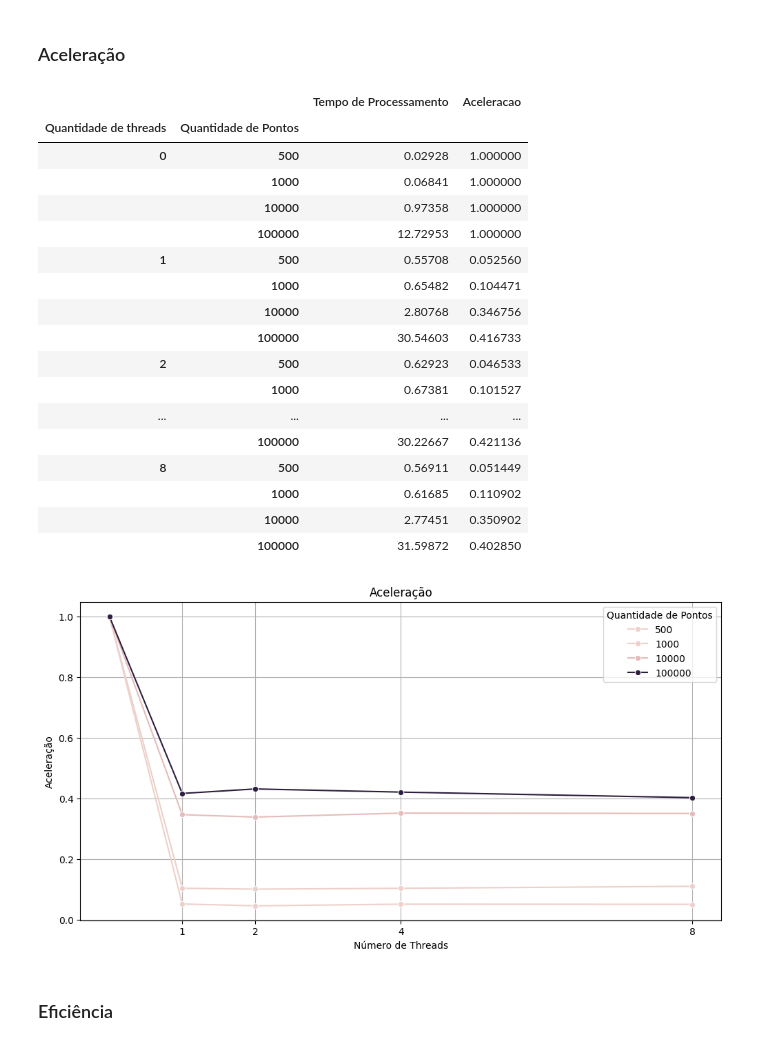
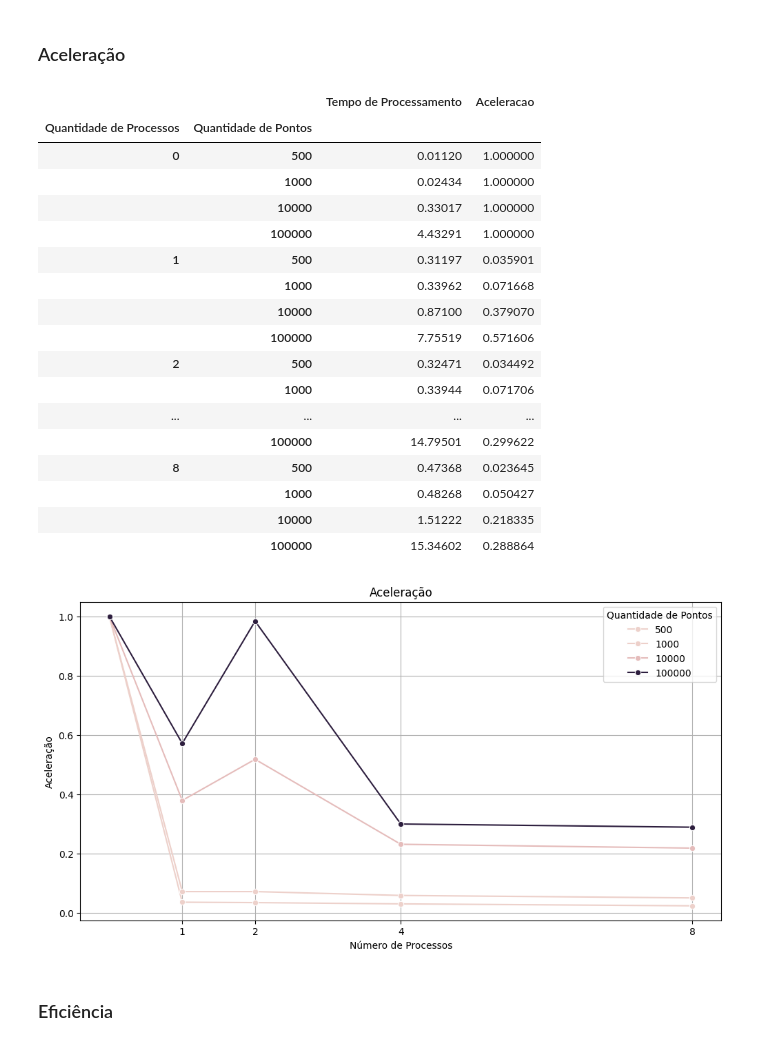
Before and after one commit to Igor-dJS/k-means_concorrente, a Jupyter notebook: logs/analise_log_execucao_kmeans.ipynb, the cells around one changed output. Drawn from its saved outputs; the diff is of its cells as text; code cells hidden in the pictures.

```diff
--- a/logs/analise_log_execucao_kmeans.ipynb
+++ b/logs/analise_log_execucao_kmeans.ipynb
@@ -18,8 +18,7 @@ import matplotlib.pyplot as plt
 * Tempo de finalização
 # %%
 # Carrega o arquivo com tempos de execução
-# OBS/TODO: Ver de trocar termo "threads" por "processos"
-nomes_das_colunas = ['Quantidade de threads', 'Quantidade de Pontos', "Tempo de Processamento"]
-df = pd.read_csv("./log_execucao_kmeans.csv", header=None, names=nomes_das_colunas)
+nomes_das_colunas = ['Quantidade de Processos', 'Quantidade de Pontos', "Tempo de Processamento"]
+df = pd.read_csv("./log_execucao_kmeans_2_clusters_4_cols.csv", header=None, names=nomes_das_colunas)
 df
 # %% [output]
@@ -41,6 +40,6 @@ df
 ### OBS.: Quantidade de threads 0 faz referencia ao sequencial
 # %%
-df_medias = df.groupby(["Quantidade de threads", "Quantidade de Pontos"]).median()
+df_medias = df.groupby(["Quantidade de Processos", "Quantidade de Pontos"]).median()
 df_medias
 # %% [output]
 |  |  | Tempo de Processamento |
@@ -77,37 +76,37 @@ df_medias['Aceleracao'] = df_medias.apply(calc_aceleracao, axis=1)
 df_medias
 # %% [output]
 |  |  | Tempo de Processamento | Aceleracao |
-| Quantidade de threads | Quantidade de Pontos |  |  |
-| 0 | 500 | 0.02928 | 1.000000 |
-|  | 1000 | 0.06841 | 1.000000 |
-|  | 10000 | 0.97358 | 1.000000 |
-|  | 100000 | 12.72953 | 1.000000 |
-| 1 | 500 | 0.55708 | 0.052560 |
-|  | 1000 | 0.65482 | 0.104471 |
-|  | 10000 | 2.80768 | 0.346756 |
-|  | 100000 | 30.54603 | 0.416733 |
-| 2 | 500 | 0.62923 | 0.046533 |
-|  | 1000 | 0.67381 | 0.101527 |
+| Quantidade de Processos | Quantidade de Pontos |  |  |
+| 0 | 500 | 0.01120 | 1.000000 |
+|  | 1000 | 0.02434 | 1.000000 |
+|  | 10000 | 0.33017 | 1.000000 |
+|  | 100000 | 4.43291 | 1.000000 |
+| 1 | 500 | 0.31197 | 0.035901 |
+|  | 1000 | 0.33962 | 0.071668 |
+|  | 10000 | 0.87100 | 0.379070 |
+|  | 100000 | 7.75519 | 0.571606 |
+| 2 | 500 | 0.32471 | 0.034492 |
+|  | 1000 | 0.33944 | 0.071706 |
 | ... | ... | ... | ... |
-|  | 100000 | 30.22667 | 0.421136 |
-| 8 | 500 | 0.56911 | 0.051449 |
-|  | 1000 | 0.61685 | 0.110902 |
-|  | 10000 | 2.77451 | 0.350902 |
-|  | 100000 | 31.59872 | 0.402850 |
+|  | 100000 | 14.79501 | 0.299622 |
+| 8 | 500 | 0.47368 | 0.023645 |
+|  | 1000 | 0.48268 | 0.050427 |
+|  | 10000 | 1.51222 | 0.218335 |
+|  | 100000 | 15.34602 | 0.288864 |
 # %%
 # Criar o gráfico de linhas
 plt.figure(figsize=(12, 6))
-sns.lineplot(data=df_medias, x='Quantidade de threads', y='Aceleracao', hue='Quantidade de Pontos', marker='o')
+sns.lineplot(data=df_medias, x='Quantidade de Processos', y='Aceleracao', hue='Quantidade de Pontos', marker='o')
 
 # Configurações do gráfico
 plt.title('Aceleração')
-plt.xlabel('Número de Threads')
+plt.xlabel('Número de Processos')
 plt.ylabel('Aceleração')
 plt.grid(True)
 plt.xticks([1, 2, 4, 8])
 plt.show()
 # %% [output]
-[figure, old version]
+[figure, new version]
 # %% [markdown]
 ### Eficiência
 # %%
```
Also changed, not shown: parts of 4 cells of this notebook, 8 other files.
